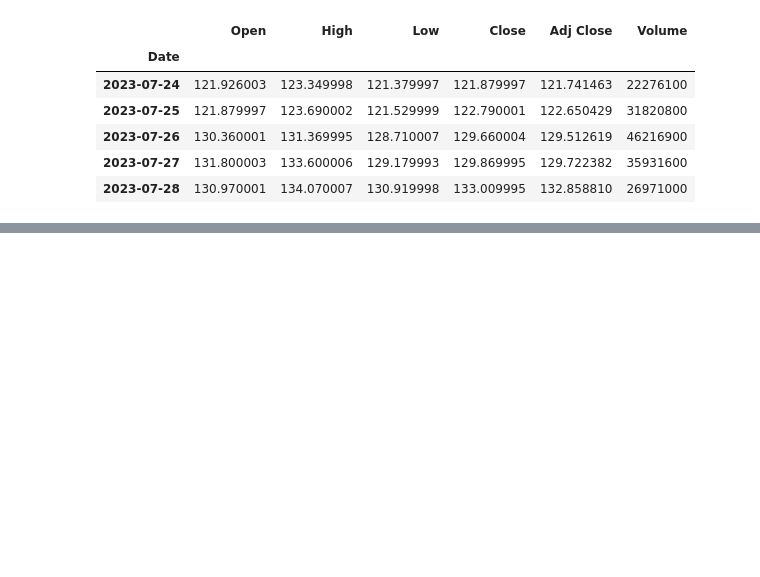
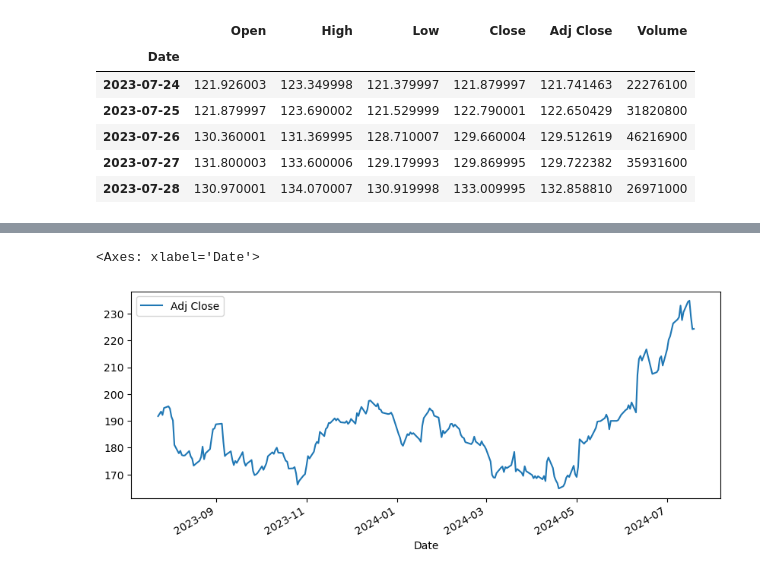
Before and after one commit to hferhat/DataWorks, a Jupyter notebook: StockMarketAnalysis.ipynb, the cells around one changed output, grey strips where cells are left out. Cells and saved outputs as stored; diff of their text form; code cells hidden in the pictures; blank space fills up the shorter version.

```diff
--- a/StockMarketAnalysis.ipynb
+++ b/StockMarketAnalysis.ipynb
@@ -254,0 +268,5 @@ GOOG
+# %%
+AAPL['Adj Close'].plot(legend=True,figsize=(10,4))
+# %% [output]
+<Axes: xlabel='Date'>
+[figure, added]
```
Also changed, not shown: parts of 8 cells of this notebook.
